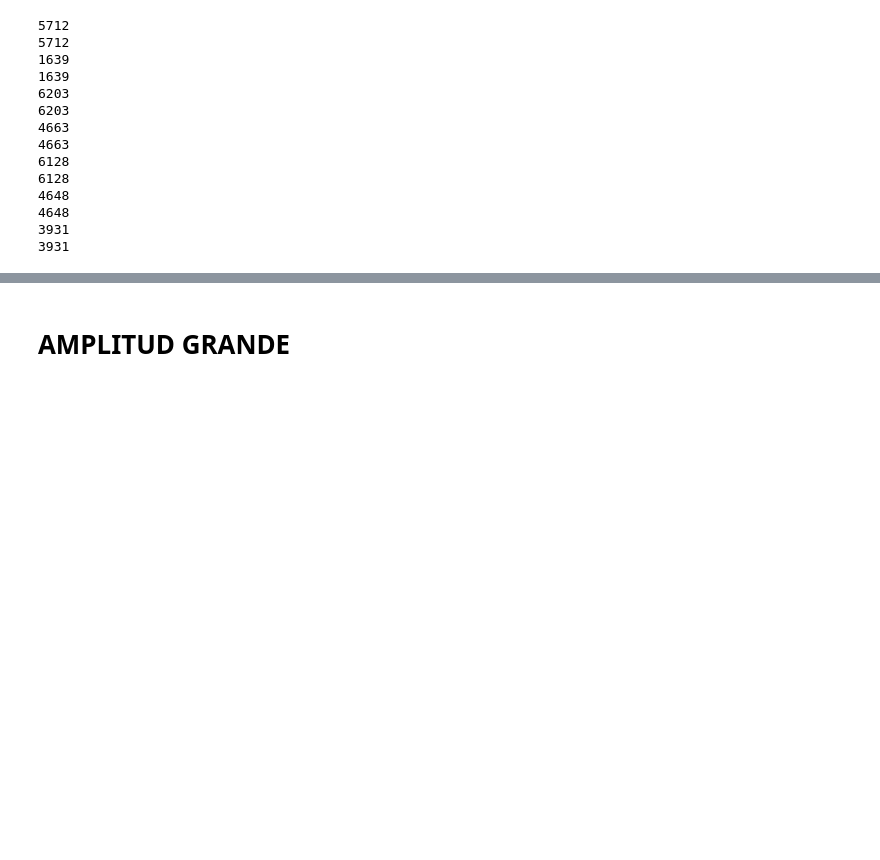
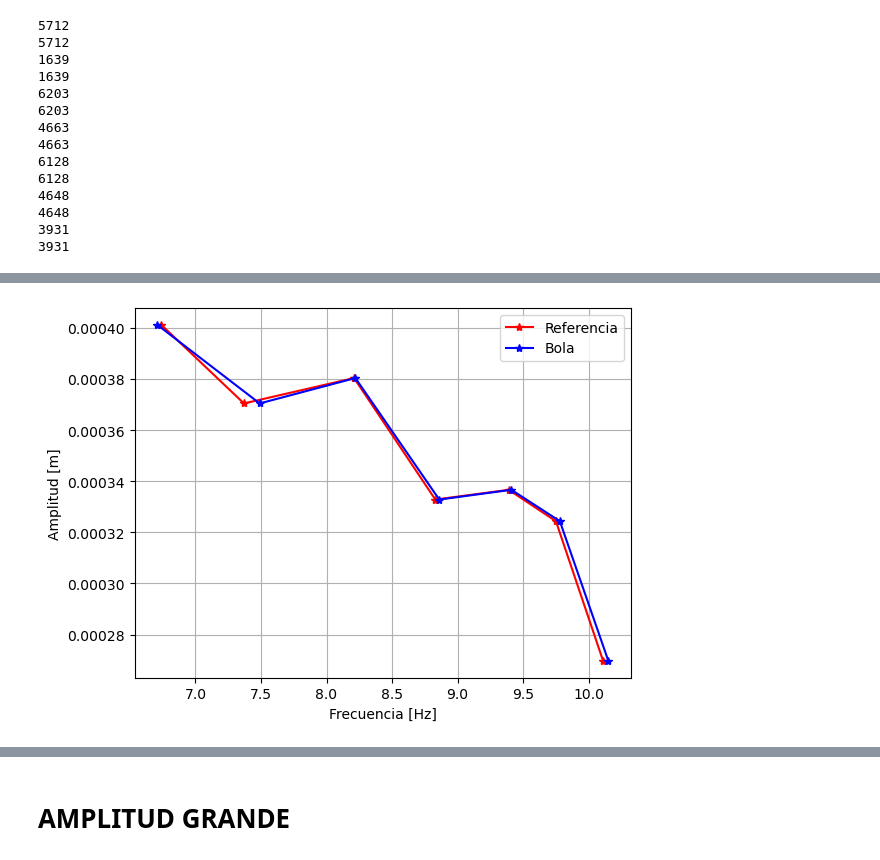
Before and after one commit to alonsoruizpili/An-lisis-preliminar-de-la-amplitud-de-movimiento-de-una-part-cula-en-un-puente-capilar., a Jupyter notebook: Analisis de datos de puente capilar.ipynb, the cells around one changed output, grey strips where cells are left out. Cells and saved outputs as stored; diff of their text form; code cells hidden in the pictures; blank space fills up the shorter version.

```diff
--- a/Analisis de datos de puente capilar.ipynb
+++ b/Analisis de datos de puente capilar.ipynb
@@ -91,7 +91,10 @@ print(x_ref7v.size)
 3931
 # %%
 variables_a_procesar = ['x_bola5v', 'x_ref5v', 'x_bola5_5v', 'x_ref5_5v', 'x_bola5_9v', 'x_ref5_9v', 'x_bola6_3v', 'x_ref6_3v', 'x_bola6_6v', 'x_ref6_6v', 'x_bola6_8v', 'x_ref6_8v', 'x_bola7v', 'x_ref7v', 'y_bola5v', 'y_ref5v', 'y_bola5_5v', 'y_ref5_5v', 'y_bola5_9v', 'y_ref5_9v', 'y_bola6_3v', 'y_ref6_3v', 'y_bola6_6v', 'y_ref6_6v', 'y_bola6_8v', 'y_ref6_8v', 'y_bola7v', 'y_ref7v']
-
+ampx_bola_chica= []
+ampx_ref_chica= []
+ampy_bola_chica= []
+ampy_ref_chica= []
 for nombre in variables_a_procesar:
     valor = globals()[nombre]
     centro_array = np.mean(valor)
@@ -116,9 +119,21 @@ for nombre in variables_a_procesar:
     # (Tus cálculos anteriores de promedios, errores y amplitudes...)
     promedio_maximos = np.mean(valores_picos)
     promedio_minimos = np.mean(valores_valles)
-    amplitud = promedio_maximos - promedio_minimos
+    eje = (promedio_maximos + promedio_minimos)/2
+    amplitud = abs(promedio_maximos - eje)
 
     error_amplitud = np.sqrt(error_max**2 + error_min**2)
+
+    if nombre[0] == 'x' and nombre[2] == 'b':
+        ampx_bola_chica.append(amplitud)
+    elif nombre[0] == 'x' and nombre[2] == 'r':
+        ampx_ref_chica.append(amplitud)
+    elif nombre[0] == 'y' and nombre[2] == 'b':
+        ampy_bola_chica.append(amplitud)
+    elif nombre[0] == 'y' and nombre[2] == 'r':
+        ampy_ref_chica.append(amplitud)
+    else:
+        print('problema')
 
     print(nombre)
     print(f'  Promedio de mínimos: {promedio_minimos} +/- {error_min}')
@@ -144,0 +169,18 @@ y_ref7v
+# %%
+frec_bolas_chicas = np.array([6.71, 7.49, 8.22, 8.86, 9.41, 9.78, 10.15])
+frec_ref_chicas = np.array([6.74, 7.37, 8.21, 8.83, 9.39, 9.75, 10.11])
+#amp_bola_chica = np.array([0.001, 0.001, 0.001, 0.001, 0.001, 0.001, 0.0005])
+#amp_ref_chica = np.array([0.00092, 0.00089, 0.00093, 0.00089, 0.00093, 0.00091, 0.00088])
+
+plt.plot(frec_ref_chicas, np.array(ampx_bola_chica), color='red', marker='*', linestyle='-', label='Referencia')
+#plt.plot(frec_ref_chicas, np.array(ampx_bola_chica), '*r')
+plt.plot(frec_bolas_chicas, np.array(ampx_bola_chica), color='blue', marker='*', linestyle='-', label='Bola')
+#plt.plot(frec_bolas_chicas, np.array(ampx_bola_chica), '*b')
+plt.xlabel('Frecuencia [Hz]')
+plt.ylabel('Amplitud [m]')
+plt.legend()
+plt.grid()
+plt.savefig("amp_x_chicas.png", dpi=200, bbox_inches="tight")
+plt.show()
+# %% [output]
+[figure, added]
```
Also changed, not shown: parts of 6 cells of this notebook.
